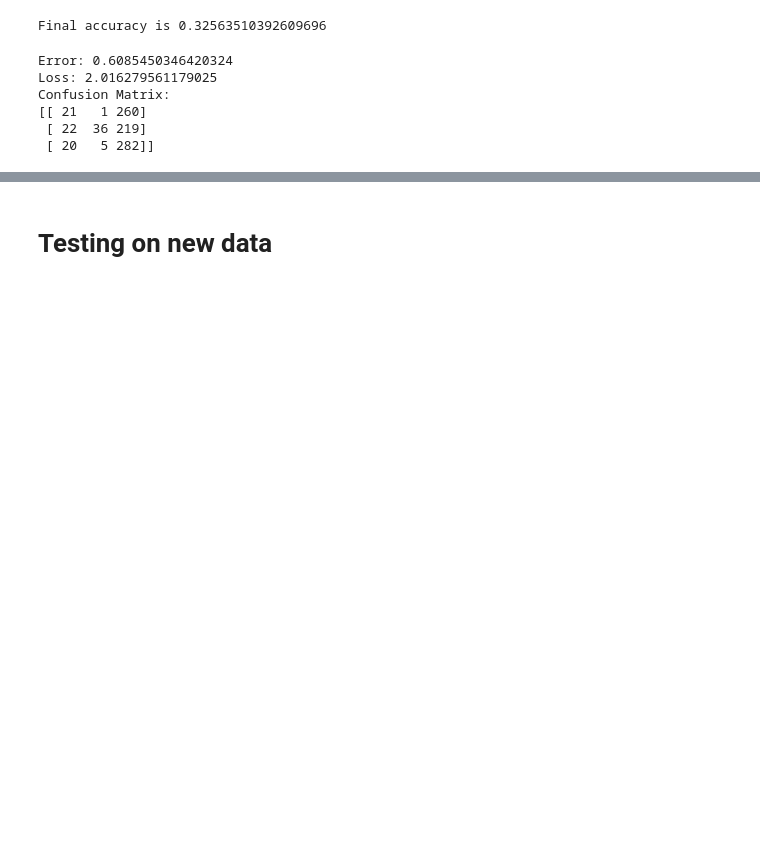
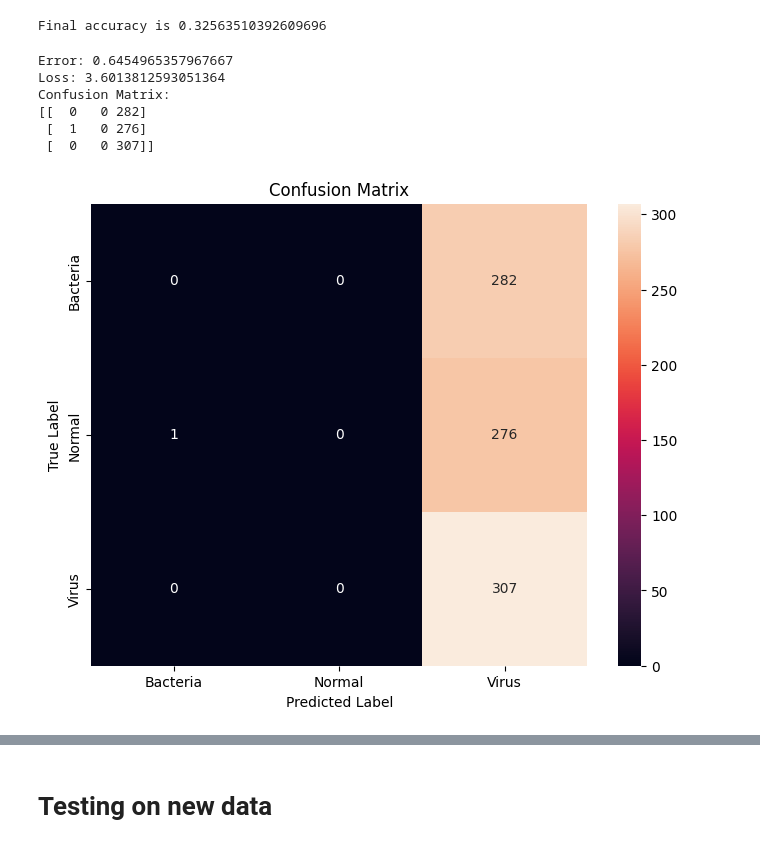
Before and after one commit to edwynzhou/aps360_project_team_77, a Jupyter notebook: notebooks/Final_Final_APS360_Project.ipynb, the cells around one changed output, grey strips where cells are left out. Drawn from its saved outputs; the diff is of its cells as text; code cells hidden in the pictures; blank space fills up the shorter version.

```diff
--- a/notebooks/Final_Final_APS360_Project.ipynb
+++ b/notebooks/Final_Final_APS360_Project.ipynb
@@ -875,16 +881,16 @@ def evaluate_net(net, loader, criterion, num_classes):
 # %%
 # Assuming you have a test loader, criterion, and trained model
 num_classes = 3  # Replace with the actual number of classes in your dataset
-err_final, loss_final, conf_matrix = evaluate_net(net1, testloader, nn.CrossEntropyLoss(), num_classes)
+err_final, loss_final, conf_matrix = evaluate_net(net2, testloader, nn.CrossEntropyLoss(), num_classes)
 
 print(f"Error: {err_final}")
 print(f"Loss: {loss_final}")
 print("Confusion Matrix:")
 print(conf_matrix)
 # %% [output]
-Error: 0.6085450346420324
-Loss: 2.016279561179025
+Error: 0.6454965357967667
+Loss: 3.6013812593051364
 Confusion Matrix:
-[[ 21   1 260]
- [ 22  36 219]
- [ 20   5 282]]
+[[  0   0 282]
+ [  1   0 276]
+ [  0   0 307]]
@@ -893,0 +897,11 @@ sns.heatmap(conf_matrix, annot=True, fmt='g')
+# %%
+import seaborn as sns
+class_names = ['Bacteria', 'Normal', 'Virus']
+plt.figure(figsize=(8, 6))
+sns.heatmap(conf_matrix, annot=True, fmt='d', xticklabels=class_names, yticklabels=class_names)
+plt.title('Confusion Matrix')
+plt.ylabel('True Label')
+plt.xlabel('Predicted Label')
+plt.show()
+# %% [output]
+[figure, added]
```
Also changed, not shown: parts of 7 cells of this notebook.
